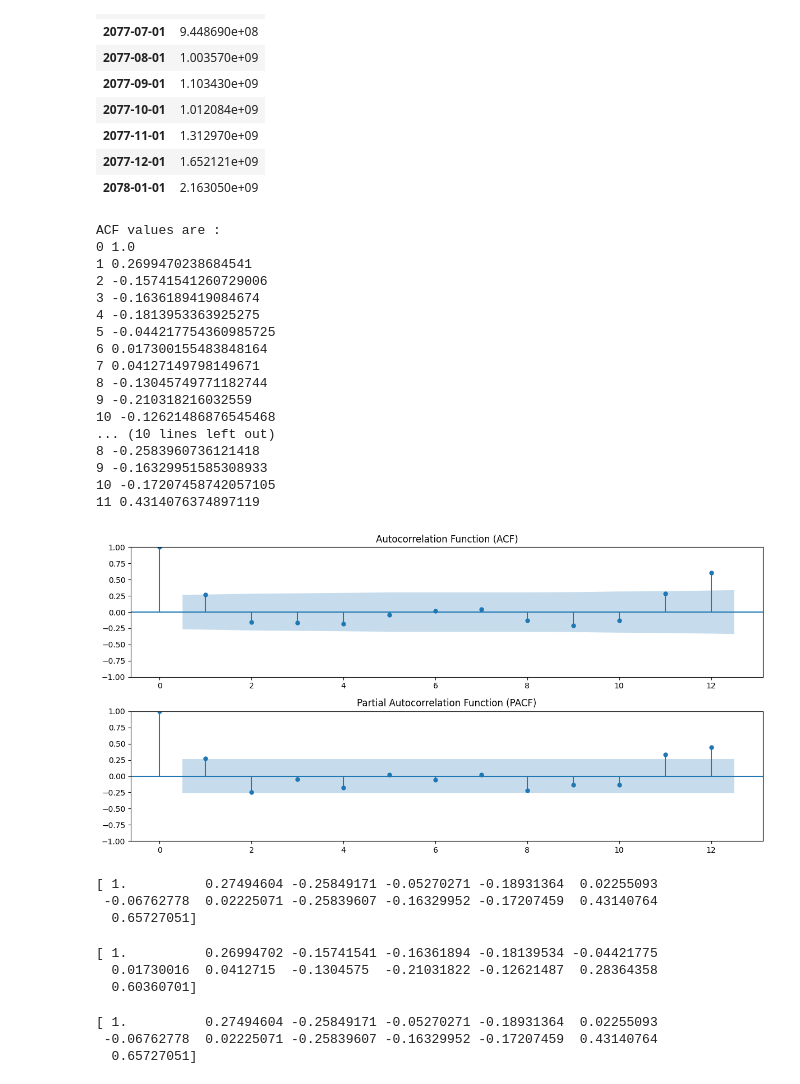
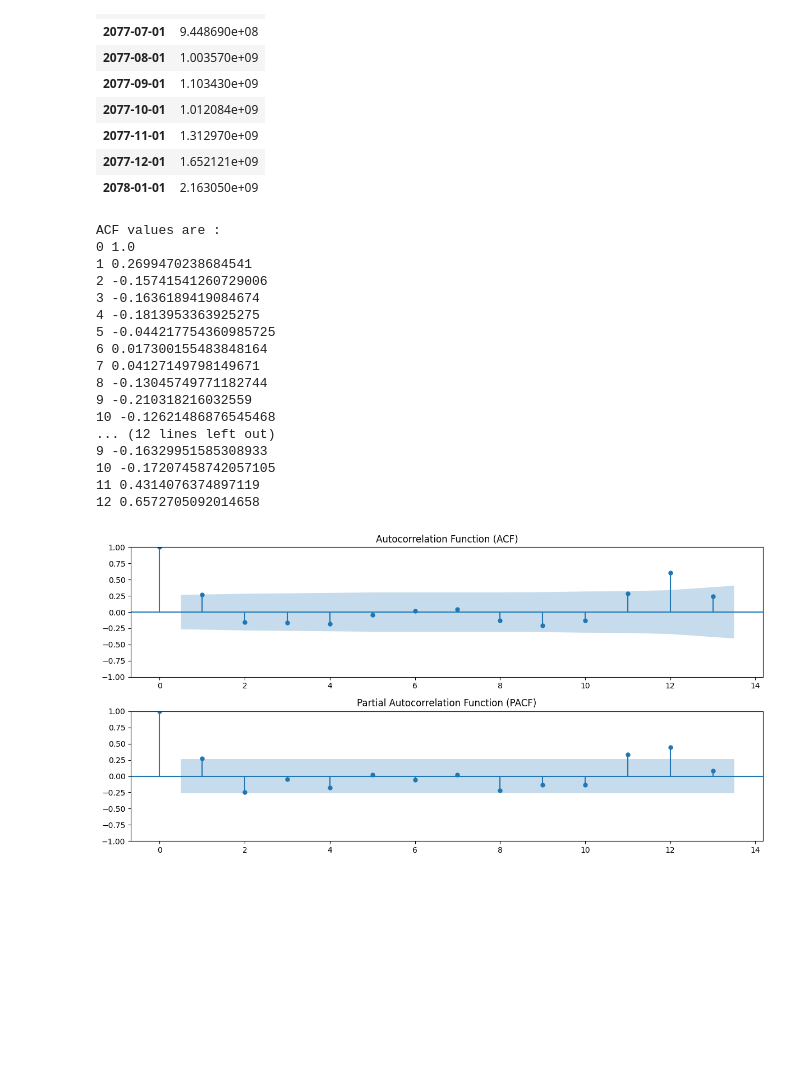
Before and after one commit to prasannaghimiree/TimeSeries-Monthly-Sales-Forecasting-using-ML-and-TimeSeries-Algorithms, a Jupyter notebook: company_06/random_xgi_company_06_2077_81.ipynb, the cells around one changed output. Saved outputs shown, nothing was run; the diff lists cells and outputs as text; code cells hidden in the pictures; blank space fills up the shorter version.

```diff
--- a/company_06/random_xgi_company_06_2077_81.ipynb
+++ b/company_06/random_xgi_company_06_2077_81.ipynb
@@ -98,68 +98,56 @@ from statsmodels.tsa.stattools import acf, pacf
 import matplotlib.pyplot as plt
 
 # Calculate the ACF and PACF with fft=True for better accuracy
-acf_values = acf(df["sales"], nlags=12, fft=False)
-pacf_values = pacf(df["sales"], nlags=12)
+acf_values = acf(df["sales"], nlags=13, fft=False)
+pacf_values = pacf(df["sales"], nlags=13)
 
 # # Print ACF and PACF values within the expected range
 print("ACF values are : ")
-for i in range(0, 12):
+for i in range(0, 13):
     print(i, acf_values[i])
 
 print("PACF values are : ")
-for i in range(0, 12):
+for i in range(0, 13):
     print(i, pacf_values[i])
 
 # Plot the ACF and PACF
 plt.figure(figsize=(12, 6))
 
 plt.subplot(2, 1, 1)
-plot_acf(df["sales"], lags=12, ax=plt.gca())
+plot_acf(df["sales"], lags=13, ax=plt.gca())
 plt.title("Autocorrelation Function (ACF)")
 
 plt.subplot(2, 1, 2)
-plot_pacf(df["sales"], lags=12, ax=plt.gca())
+plot_pacf(df["sales"], lags=13, ax=plt.gca())
 plt.title("Partial Autocorrelation Function (PACF)")
 
 plt.tight_layout()
 plt.show()
 # %% [output]
 ACF values are :
 0 1.0
 1 0.2699470238684541
 2 -0.15741541260729006
 3 -0.1636189419084674
 4 -0.1813953363925275
 5 -0.044217754360985725
 6 0.017300155483848164
 7 0.04127149798149671
 8 -0.13045749771182744
 9 -0.210318216032559
 10 -0.12621486876545468
-... (10 lines left out)
-8 -0.2583960736121418
+... (12 lines left out)
 9 -0.16329951585308933
 10 -0.17207458742057105
 11 0.4314076374897119
+12 0.6572705092014658
-[figure, old version]
+[figure, new version]
 # %%
 print(pacf_values)
-# %% [output]
-[ 1.          0.27494604 -0.25849171 -0.05270271 -0.18931364  0.02255093
- -0.06762778  0.02225071 -0.25839607 -0.16329952 -0.17207459  0.43140764
-  0.65727051]
 # %%
 print(acf_values)
-# %% [output]
-[ 1.          0.26994702 -0.15741541 -0.16361894 -0.18139534 -0.04421775
-  0.01730016  0.0412715  -0.1304575  -0.21031822 -0.12621487  0.28364358
-  0.60360701]
 # %%
 print(pacf_values)
-# %% [output]
-[ 1.          0.27494604 -0.25849171 -0.05270271 -0.18931364  0.02255093
- -0.06762778  0.02225071 -0.25839607 -0.16329952 -0.17207459  0.43140764
-  0.65727051]
 # %%
 #ACF values
 print(f"ACF values are : /n{acf_values}")
```
Also changed, not shown: parts of 16 cells of this notebook, 13 other files.
